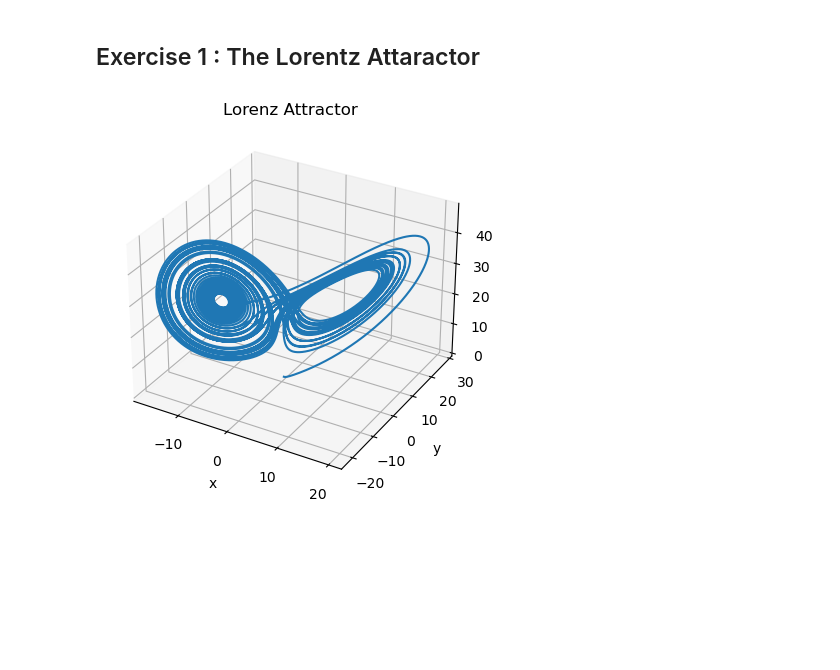
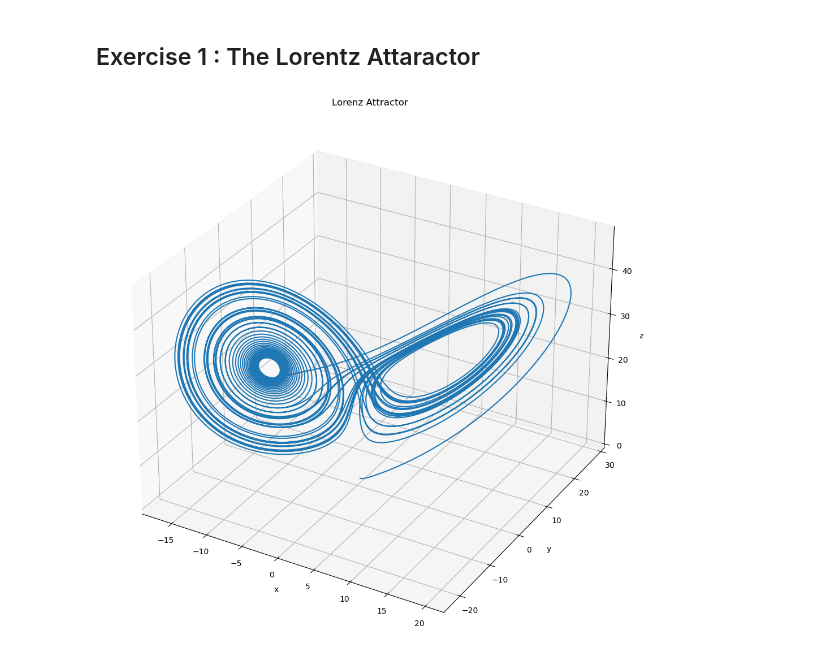
Before and after one commit to SPS-SP2273/learning-portfolio-enxinnn, a Jupyter notebook: numerical solutions/numerical_solutions_(good).ipynb, the cells around one changed output. Drawn from its saved outputs; the diff is of its cells as text; code cells hidden in the pictures; blank space fills up the shorter version.

```diff
--- a/numerical solutions/numerical_solutions_(good).ipynb
+++ b/numerical solutions/numerical_solutions_(good).ipynb
@@ -295,31 +295,33 @@ def lorenz(var, t, sigma, rho, beta):
     x, y, z = var
     dxdt = sigma * (y - x)
     dydt = x * (rho - z) - y
     dzdt = x * y - beta * z
     return [dxdt, dydt, dzdt]
 
 sigma = 10
 beta = 8/3
 rho = 28
 
 x0, y0, z0 = 0, 1, 0
 dt = 0.001
 
 data = {}
 data['time'] = np.arange(0, 50, dt)
 
 results = odeint(lorenz, [x0, y0, z0], data['time'], args=(sigma, rho, beta))
 
 data['x'] = results[:, 0]
 data['y'] = results[:, 1]
 data['z'] = results[:, 2]
 
+plt.figure(figsize=(10,10))
 ax = plt.axes(projection = '3d')
 ax.plot3D(data['x'], data['y'], data['z'])
 ax.set_title('Lorenz Attractor')
 ax.set_xlabel('x')
 ax.set_ylabel('y')
 ax.set_zlabel('z')
+plt.tight_layout()
 plt.show()
 # %% [output]
-[figure, old version]
+[figure, new version]
```
Also changed, not shown: 2 other files.
